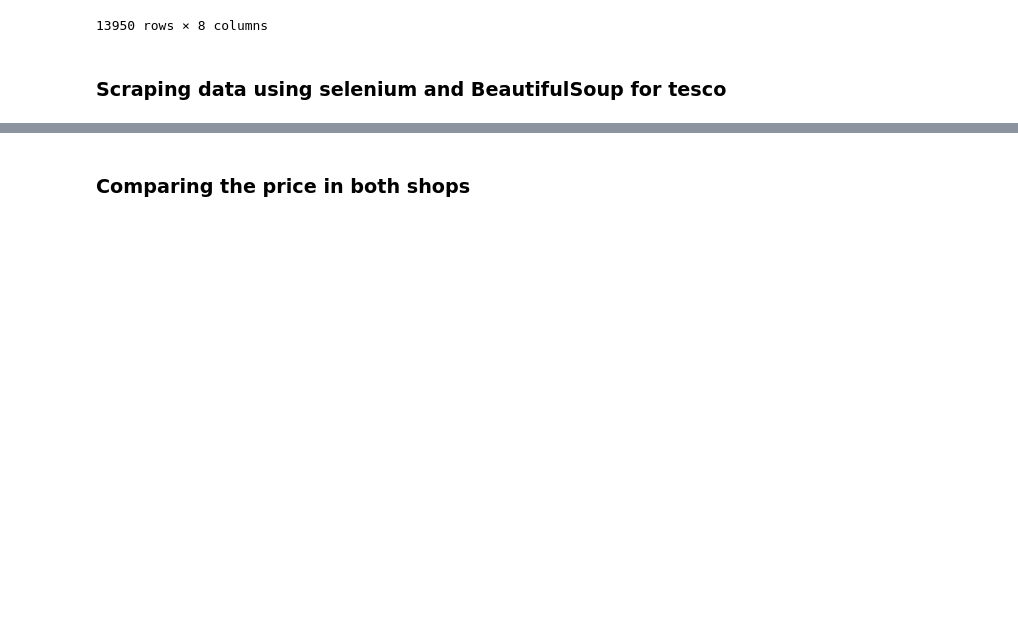
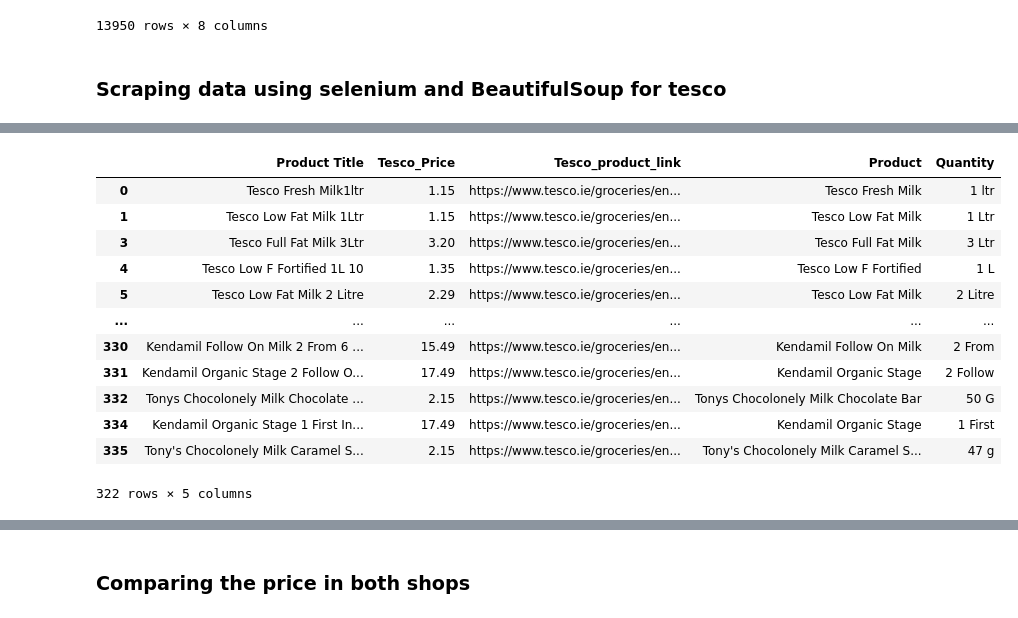
Before and after one commit to Akash2206/Python_CA2, a Jupyter notebook: Python_CA2_Akash_Satpute.ipynb, the cells around one changed output, grey strips where cells are left out. Saved outputs shown, nothing was run; the diff lists cells and outputs as text; code cells hidden in the pictures; blank space fills up the shorter version.

```diff
--- a/Python_CA2_Akash_Satpute.ipynb
+++ b/Python_CA2_Akash_Satpute.ipynb
@@ -127,3 +138,19 @@ df['Quantity'] = df['Quantity'].str.replace(r'(\d)([a-zA-Z])', r'\1 \2')
+# %%
+tesco_df
+# %% [output]
+|  | Product Title | Tesco_Price | Tesco_product_link | Product | Quantity |
+| 0 | Tesco Fresh Milk1ltr | 1.15 | https://www.tesco.ie/groceries/en... | Tesco Fresh Milk | 1 ltr |
+| 1 | Tesco Low Fat Milk 1Ltr | 1.15 | https://www.tesco.ie/groceries/en... | Tesco Low Fat Milk | 1 Ltr |
+| 3 | Tesco Full Fat Milk 3Ltr | 3.20 | https://www.tesco.ie/groceries/en... | Tesco Full Fat Milk | 3 Ltr |
+| 4 | Tesco Low F Fortified 1L 10 | 1.35 | https://www.tesco.ie/groceries/en... | Tesco Low F Fortified | 1 L |
+| 5 | Tesco Low Fat Milk 2 Litre | 2.29 | https://www.tesco.ie/groceries/en... | Tesco Low Fat Milk | 2 Litre |
+| ... | ... | ... | ... | ... | ... |
+| 330 | Kendamil Follow On Milk 2 From 6 ... | 15.49 | https://www.tesco.ie/groceries/en... | Kendamil Follow On Milk | 2 From |
+| 331 | Kendamil Organic Stage 2 Follow O... | 17.49 | https://www.tesco.ie/groceries/en... | Kendamil Organic Stage | 2 Follow |
+| 332 | Tonys Chocolonely Milk Chocolate ... | 2.15 | https://www.tesco.ie/groceries/en... | Tonys Chocolonely Milk Chocolate Bar | 50 G |
+| 334 | Kendamil Organic Stage 1 First In... | 17.49 | https://www.tesco.ie/groceries/en... | Kendamil Organic Stage | 1 First |
+| 335 | Tony's Chocolonely Milk Caramel S... | 2.15 | https://www.tesco.ie/groceries/en... | Tony's Chocolonely Milk Caramel S... | 47 g |
+322 rows × 5 columns
 # %%
 # Define the function to convert units
 def convert_units(unit):
```
Also changed, not shown: parts of 5 cells of this notebook.
